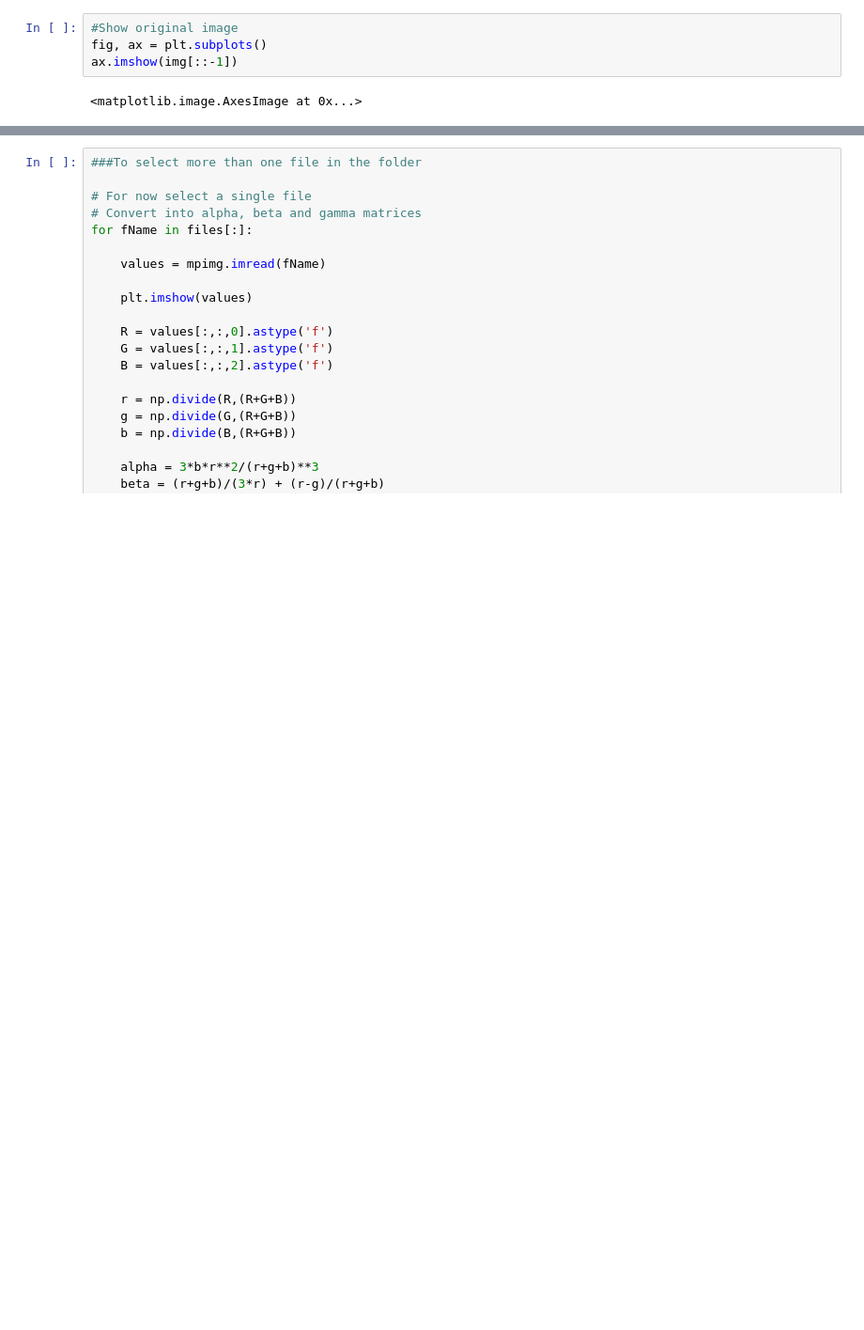
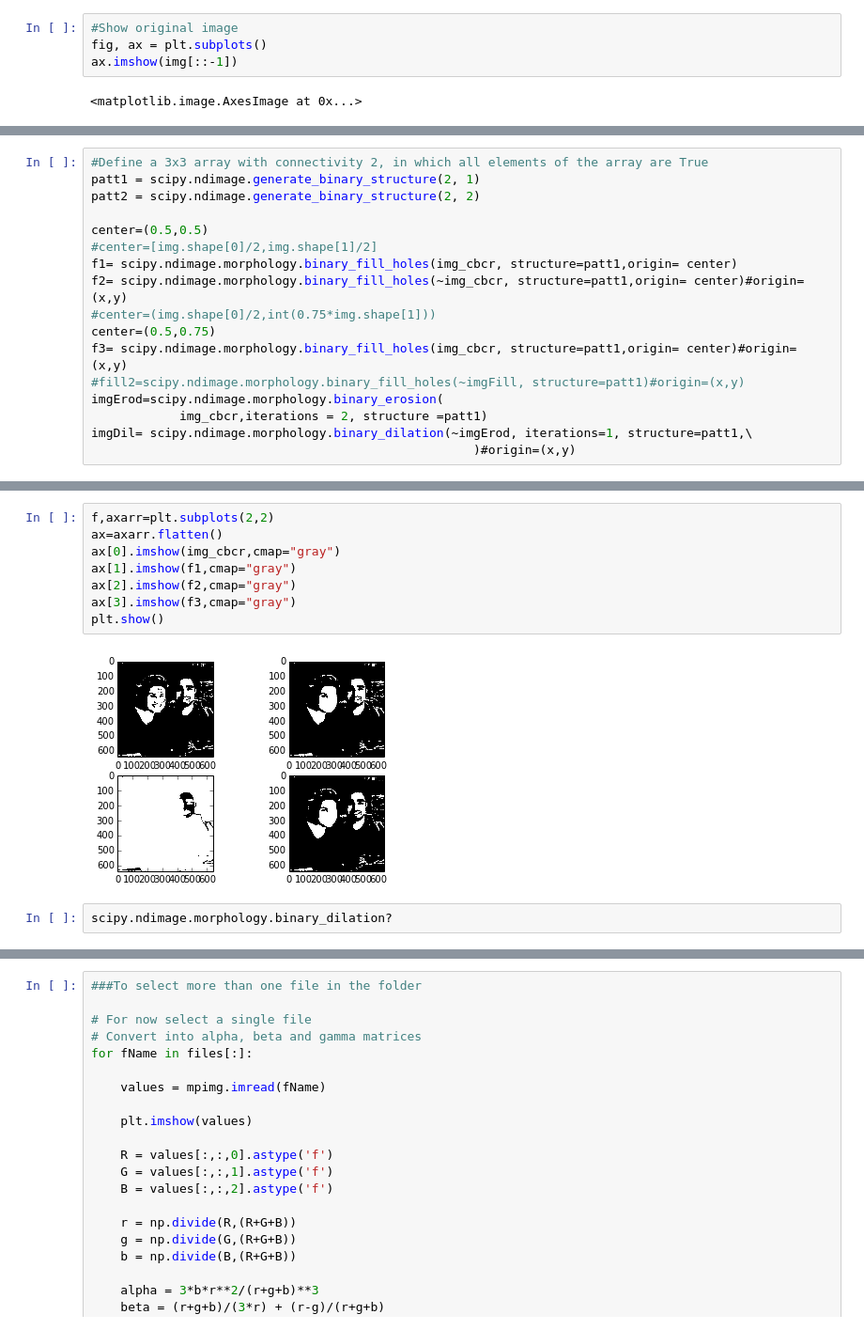
Before and after one commit to mpellegri/FoodvSkin, a Jupyter notebook: Skin color.ipynb, the cells around one changed output, grey strips where cells are left out. Shown at 94% size. Saved outputs shown, nothing was run; the diff lists cells and outputs as text; blank space fills up the shorter version.

```diff
--- a/Skin color.ipynb
+++ b/Skin color.ipynb
@@ -87,0 +105,17 @@ morphology.binary_erosion(img_filled, iterations = 2, structure = struct1, outpu
+# %%
+#Define a 3x3 array with connectivity 2, in which all elements of the array are True
+patt1 = scipy.ndimage.generate_binary_structure(2, 1)
+patt2 = scipy.ndimage.generate_binary_structure(2, 2)
+
+center=(0.5,0.5)
+#center=[img.shape[0]/2,img.shape[1]/2]
+f1= scipy.ndimage.morphology.binary_fill_holes(img_cbcr, structure=patt1,origin= center)
+f2= scipy.ndimage.morphology.binary_fill_holes(~img_cbcr, structure=patt1,origin= center)#origin=(x,y)
+#center=(img.shape[0]/2,int(0.75*img.shape[1]))
+center=(0.5,0.75)
+f3= scipy.ndimage.morphology.binary_fill_holes(img_cbcr, structure=patt1,origin= center)#origin=(x,y)
+#fill2=scipy.ndimage.morphology.binary_fill_holes(~imgFill, structure=patt1)#origin=(x,y)
+imgErod=scipy.ndimage.morphology.binary_erosion(
+            img_cbcr,iterations = 2, structure =patt1)
+imgDil= scipy.ndimage.morphology.binary_dilation(~imgErod, iterations=1, structure=patt1,\
+                                                    )#origin=(x,y)
@@ -87,0 +129,12 @@ morphology.binary_erosion(img_filled, iterations = 2, structure = struct1, outpu
+# %%
+f,axarr=plt.subplots(2,2)
+ax=axarr.flatten()
+ax[0].imshow(img_cbcr,cmap="gray")
+ax[1].imshow(f1,cmap="gray")
+ax[2].imshow(f2,cmap="gray")
+ax[3].imshow(f3,cmap="gray")
+plt.show()
+# %% [output]
+[figure, added]
+# %%
+scipy.ndimage.morphology.binary_dilation?
```
Also changed, not shown: parts of 13 cells of this notebook, 1 other file.
